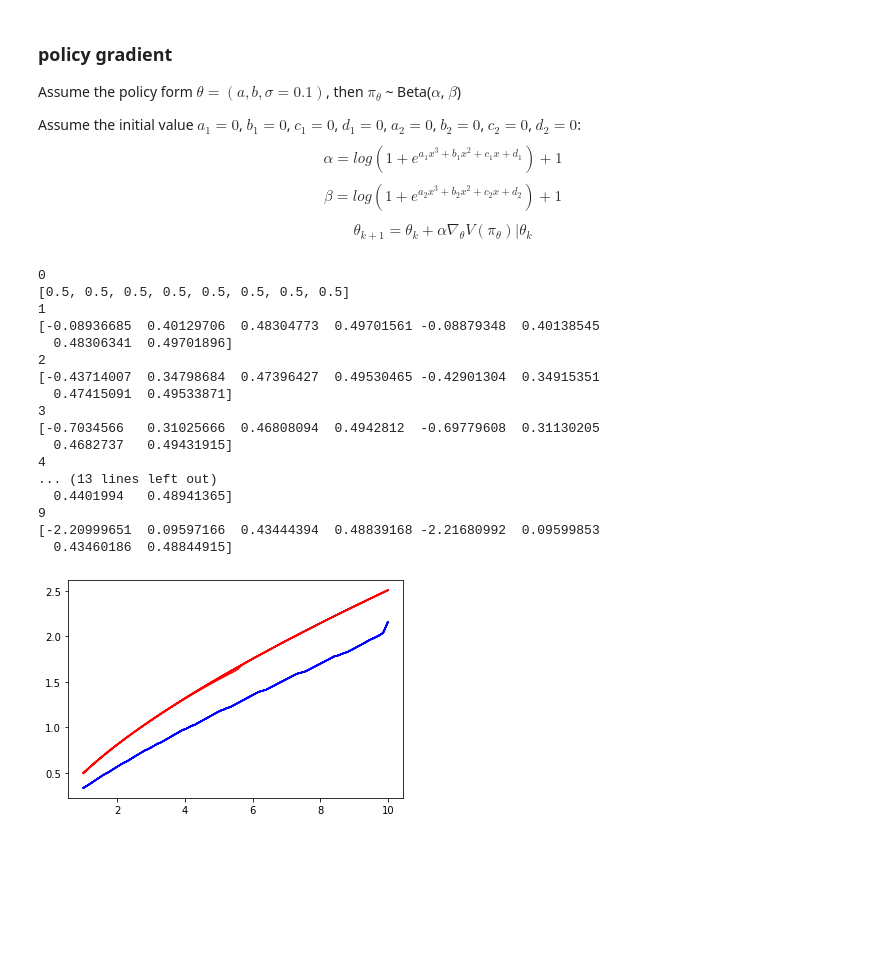
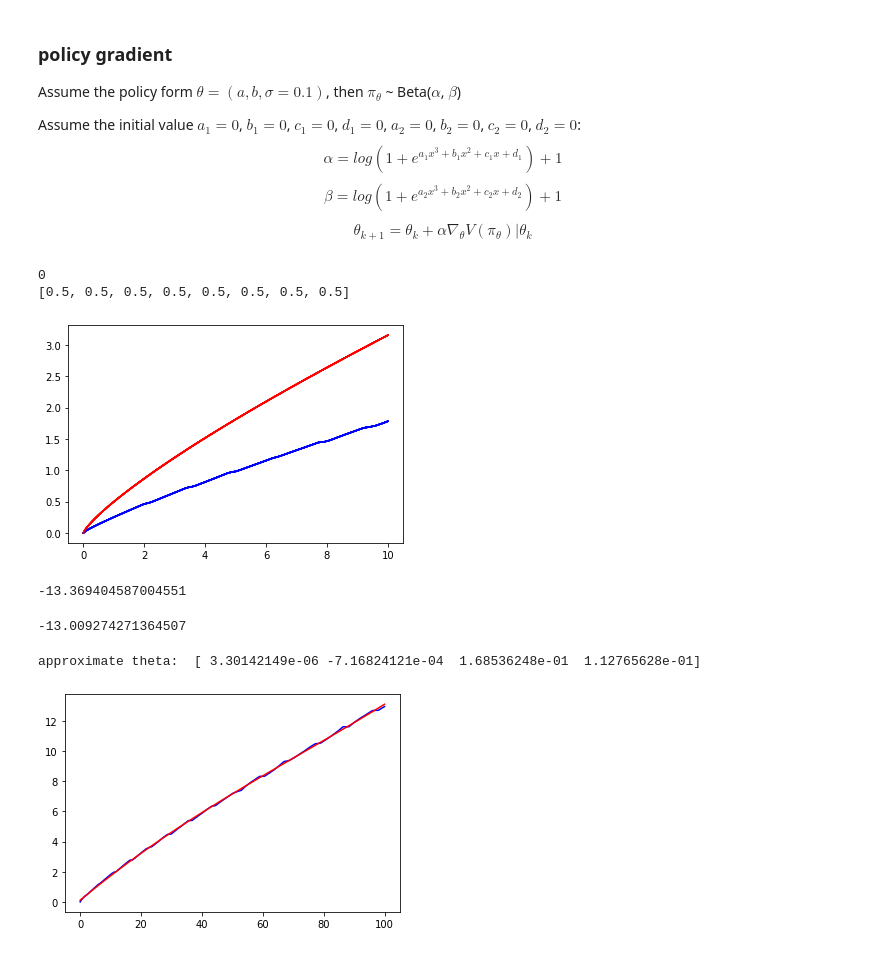
Before and after one commit to dongxulee/lifeCycle, a Jupyter notebook: 20210115/capitalAllocation.ipynb, the cells around one changed output. Saved outputs shown, nothing was run; the diff lists cells and outputs as text; code cells hidden in the pictures; blank space fills up the shorter version.

```diff
--- a/20210115/capitalAllocation.ipynb
+++ b/20210115/capitalAllocation.ipynb
@@ -84,7 +73,7 @@ $$\beta = log(1+ e^{a_2 x^3 + b_2 x^2 + c_2 x + d_2}) + 1 $$
 
 $$\theta_{k+1} = \theta_{k} + \alpha  \nabla_\theta V(\pi_\theta)|\theta_k$$
 # %%
-T = 50
+T = 100
 def poly(the, w):
     value = the[0]*(w**3) + the[1]*(w**2) +the[2]*w + the[3]
     if isscalar(value):
@@ -115,7 +104,7 @@ def simSinglePath(theta):
     kPath = np.zeros(T)
     aPath = np.zeros(T)
     rPath = np.zeros(T)
-    k = np.random.uniform(k_low, k_high)
+    k = np.random.choice(ks)
     for t in range(T):
         n = np.random.beta(a(theta, k), b(theta, k))
         n = max(min(n,1-eps),eps)
@@ -123,13 +112,10 @@ def simSinglePath(theta):
         kPath[t] = k
         aPath[t] = n
         rPath[t] = u(c)*(beta**t)
-        if np.random.uniform(0,1) > 0.5:
-            k = (1-delta)*k + (k**gamma-c) * (1+r)
-        else:
-            k = (1-delta)*k + (k**gamma-c) * (1-r)
+        k = (1-delta)*k + (k**gamma-c)
     return kPath, aPath, rPath
 
-def gradientV(theta, D = 1000):
+def gradientV(theta, D = 10000):
     '''
         D is the sample size
     '''
@@ -139,17 +125,18 @@ def gradientV(theta, D = 1000):
         newGrad = np.zeros(len(theta))
         for d in range(D):
             wp, ap, rp = simSinglePath(theta)
-            newGrad[0] = np.sum(np.log(ap)*(wp**3)/(1+np.exp(-poly(theta[:4],wp))))
-            newGrad[1] = np.sum(np.log(ap)*(wp**2)/(1+np.exp(-poly(theta[:4],wp))))
-            newGrad[2] = np.sum(np.log(ap)*(wp)/(1+np.exp(-poly(theta[:4],wp))))
-            newGrad[3] = np.sum(np.log(ap)*(1)/(1+np.exp(-poly(theta[:4],wp))))
+            togoR = np.cumsum(rp[::-1])[::-1]
+            newGrad[0] = np.dot(np.log(ap)*(wp**3)/(1+np.exp(-poly(theta[:4],wp))), togoR)
+            newGrad[1] = np.dot(np.log(ap)*(wp**2)/(1+np.exp(-poly(theta[:4],wp))), togoR)
+            newGrad[2] = np.dot(np.log(ap)*(wp)/(1+np.exp(-poly(theta[:4],wp))), togoR)
+            newGrad[3] = np.dot(np.log(ap)*(1)/(1+np.exp(-poly(theta[:4],wp))), togoR)
 
-            newGrad[4] = np.sum(np.log(1-ap)*(wp**3)/(1+np.exp(-poly(theta[4:],wp))))
-            newGrad[5] = np.sum(np.log(1-ap)*(wp**2)/(1+np.exp(-poly(theta[4:],wp))))
-            newGrad[6] = np.sum(np.log(1-ap)*(wp)/(1+np.exp(-poly(theta[4:],wp))))
-            newGrad[7] = np.sum(np.log(1-ap)*(1)/(1+np.exp(-poly(theta[4:],wp))))
+            newGrad[4] = np.dot(np.log(1-ap)*(wp**3)/(1+np.exp(-poly(theta[4:],wp))), togoR)
+            newGrad[5] = np.dot(np.log(1-ap)*(wp**2)/(1+np.exp(-poly(theta[4:],wp))), togoR)
+            newGrad[6] = np.dot(np.log(1-ap)*(wp)/(1+np.exp(-poly(theta[4:],wp))), togoR)
+            newGrad[7] = np.dot(np.log(1-ap)*(1)/(1+np.exp(-poly(theta[4:],wp))), togoR)
 
-            grad += newGrad * np.sum(rp)
+            grad += newGrad
         grad /= D
         if numpy.isnan(grad).any() == False:
             notValid = False
@@ -165,34 +152,19 @@ def plot(theta):
 # %%
 # initial theta
 N = 10
 theta = [0.5]*8
 # gradient ascend step size
-alpha = 0.00001
+alpha = 0.001
 # store theta
 THETA = np.zeros((len(theta),N))
 for i in range(N):
-    if i%1 ==0:
+    if i%10 ==0:
         print(i)
         print(theta)
     theta = updateTheta(theta)
     THETA[:,i] = theta
     plot(theta)
 # %% [output]
 0
 [0.5, 0.5, 0.5, 0.5, 0.5, 0.5, 0.5, 0.5]
-1
-[-0.08936685  0.40129706  0.48304773  0.49701561 -0.08879348  0.40138545
-  0.48306341  0.49701896]
-2
-[-0.43714007  0.34798684  0.47396427  0.49530465 -0.42901304  0.34915351
-  0.47415091  0.49533871]
-3
-[-0.7034566   0.31025666  0.46808094  0.4942812  -0.69779608  0.31130205
-  0.4682737   0.49431915]
-4
-... (13 lines left out)
-  0.4401994   0.48941365]
-9
-[-2.20999651  0.09597166  0.43444394  0.48839168 -2.21680992  0.09599853
-  0.43460186  0.48844915]
-[figure, old version]
+[figure, new version]
@@ -198,0 +180,25 @@ for i in range(N):
+# %%
+V(THETA[:,0], 5)
+# %% [output]
+-13.369404587004551
+# %%
+V(THETA[:,9], 5)
+# %% [output]
+-13.009274271364507
+# %%
+import scipy.optimize as optimization
+def func(x, a, b, c, d):
+    return a * (x**3) + b*(x**2) + c*(x) + d
+
+theta, cov = optimization.curve_fit(func, ks, Cs)
+
+def fun(x, theta):
+    a,b,c,d = theta
+    return func(x,a,b,c,d)
+plt.plot(ks, Cs, 'b')
+plt.plot(ks, fun(ks,theta), 'r')
+
+print("approximate theta: ", theta)
+# %% [output]
+approximate theta:  [ 3.30142149e-06 -7.16824121e-04  1.68536248e-01  1.12765628e-01]
+[figure, added]
```
Also changed, not shown: parts of 15 cells of this notebook, 2 other files.
